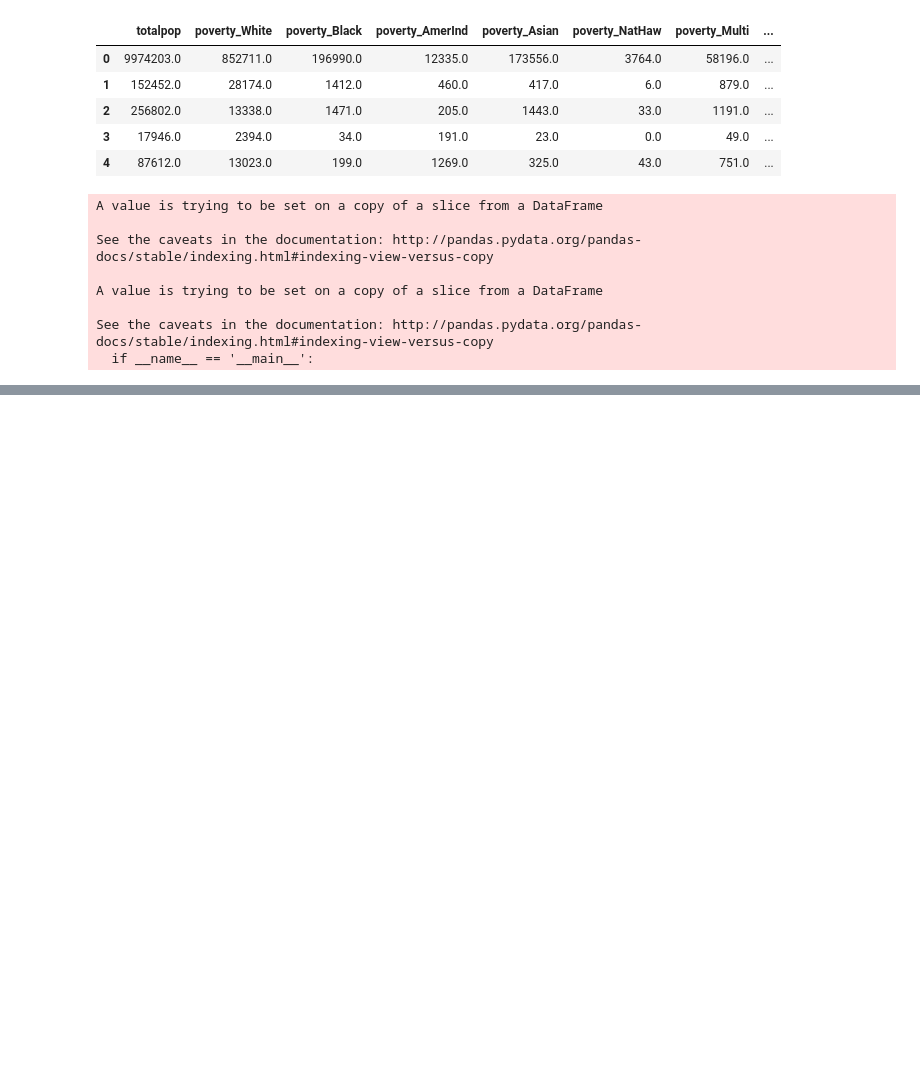
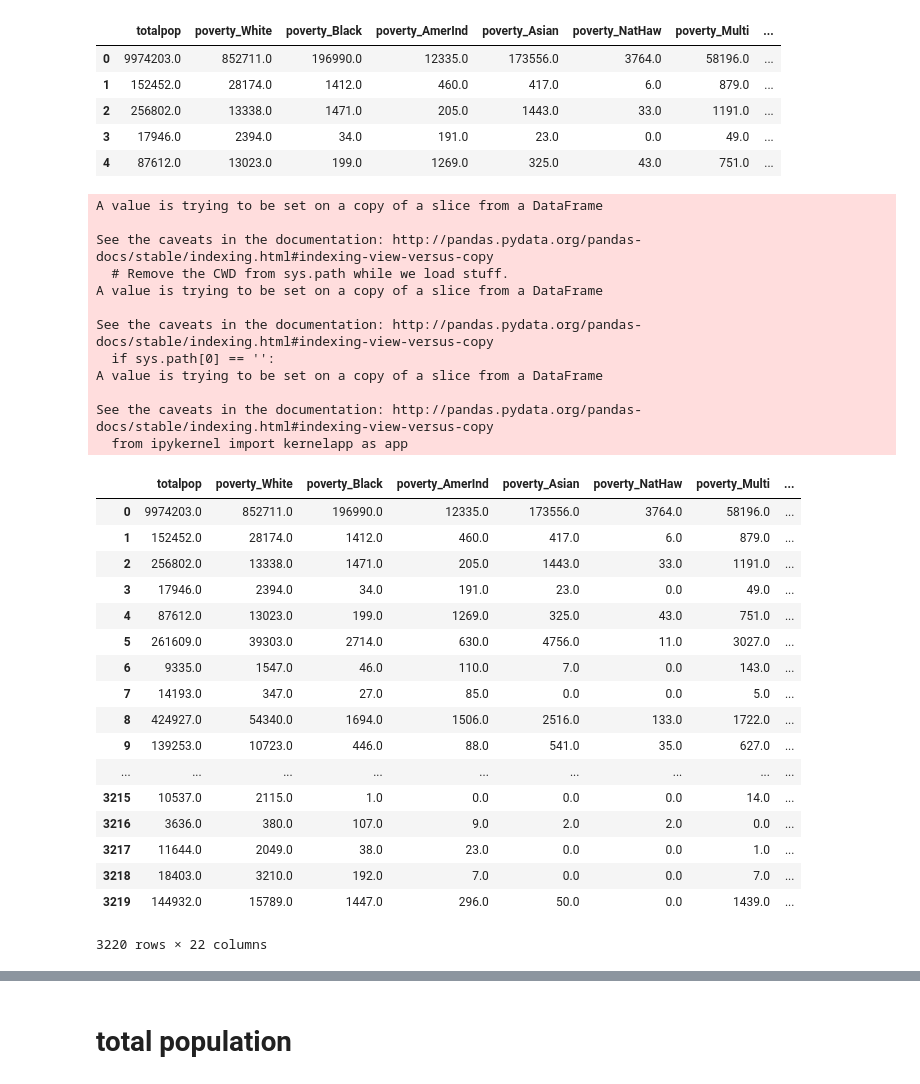
Before and after one commit to petersmyers/Project1, a Jupyter notebook: Clean_Data_PSMBreakdown.ipynb, the cells around one changed output, grey strips where cells are left out. Cells and saved outputs as stored; diff of their text form; code cells hidden in the pictures; blank space fills up the shorter version.

```diff
--- a/Clean_Data_PSMBreakdown.ipynb
+++ b/Clean_Data_PSMBreakdown.ipynb
@@ -256,21 +256,53 @@ census_pd.head()
 # %%
 # Unfortunately the data location is in a "County, State" format
 # So we have to take WAY too much time and split that column.
-# Worst.
+# And then we have to get rid of a space before the state name.
+# And then we have to match the state name to its abbreviation so we can match it later.
 census_pd["CountyName"] = ""
 census_pd["StateName"] = ""
+census_pd["State"] = ""
+states = pd.read_csv("state_abbreviations.csv")
 for i in range(0,len(census_pd)):
     st = census_pd.Name[i].split(",")
     census_pd.CountyName[i] = st[0]
-    census_pd.StateName[i] = st[1]
+    ct = st[1].split(" ")
+    census_pd.StateName[i] = ct[1]
+    for j in range(0, 50):
+        if census_pd.StateName[i] == states.state[j]:
+            census_pd.State[i] = states.abbreviation[j]
 # %% [output]
 A value is trying to be set on a copy of a slice from a DataFrame
 
 See the caveats in the documentation: http://pandas.pydata.org/pandas-docs/stable/indexing.html#indexing-view-versus-copy
-
+  # Remove the CWD from sys.path while we load stuff.
 A value is trying to be set on a copy of a slice from a DataFrame
 
 See the caveats in the documentation: http://pandas.pydata.org/pandas-docs/stable/indexing.html#indexing-view-versus-copy
-  if __name__ == '__main__':
+  if sys.path[0] == '':
+A value is trying to be set on a copy of a slice from a DataFrame
+
+See the caveats in the documentation: http://pandas.pydata.org/pandas-docs/stable/indexing.html#indexing-view-versus-copy
+  from ipykernel import kernelapp as app
+# %%
+census_pd
+# %% [output]
+|  | totalpop | poverty_White | poverty_Black | poverty_AmerInd | poverty_Asian | poverty_NatHaw | poverty_Multi | ... |
+| 0 | 9974203.0 | 852711.0 | 196990.0 | 12335.0 | 173556.0 | 3764.0 | 58196.0 | ... |
+| 1 | 152452.0 | 28174.0 | 1412.0 | 460.0 | 417.0 | 6.0 | 879.0 | ... |
+| 2 | 256802.0 | 13338.0 | 1471.0 | 205.0 | 1443.0 | 33.0 | 1191.0 | ... |
+| 3 | 17946.0 | 2394.0 | 34.0 | 191.0 | 23.0 | 0.0 | 49.0 | ... |
+| 4 | 87612.0 | 13023.0 | 199.0 | 1269.0 | 325.0 | 43.0 | 751.0 | ... |
+| 5 | 261609.0 | 39303.0 | 2714.0 | 630.0 | 4756.0 | 11.0 | 3027.0 | ... |
+| 6 | 9335.0 | 1547.0 | 46.0 | 110.0 | 7.0 | 0.0 | 143.0 | ... |
+| 7 | 14193.0 | 347.0 | 27.0 | 85.0 | 0.0 | 0.0 | 5.0 | ... |
+| 8 | 424927.0 | 54340.0 | 1694.0 | 1506.0 | 2516.0 | 133.0 | 1722.0 | ... |
+| 9 | 139253.0 | 10723.0 | 446.0 | 88.0 | 541.0 | 35.0 | 627.0 | ... |
+| ... | ... | ... | ... | ... | ... | ... | ... | ... |
+| 3215 | 10537.0 | 2115.0 | 1.0 | 0.0 | 0.0 | 0.0 | 14.0 | ... |
+| 3216 | 3636.0 | 380.0 | 107.0 | 9.0 | 2.0 | 2.0 | 0.0 | ... |
+| 3217 | 11644.0 | 2049.0 | 38.0 | 23.0 | 0.0 | 0.0 | 1.0 | ... |
+| 3218 | 18403.0 | 3210.0 | 192.0 | 7.0 | 0.0 | 0.0 | 7.0 | ... |
+| 3219 | 144932.0 | 15789.0 | 1447.0 | 296.0 | 50.0 | 0.0 | 1439.0 | ... |
+3220 rows × 22 columns
 # %%
 # # Add in Poverty Rate (Poverty Count / Population)
@@ -446,3 +478,5 @@ hisp_povmap.add_layer(heat_layer_hisp)
 hisp_povmap
 # %% [output]
 [interactive output not drawn]
+# %% [markdown]
+# total population
```
Also changed, not shown: parts of 6 cells of this notebook, 4 other files.
